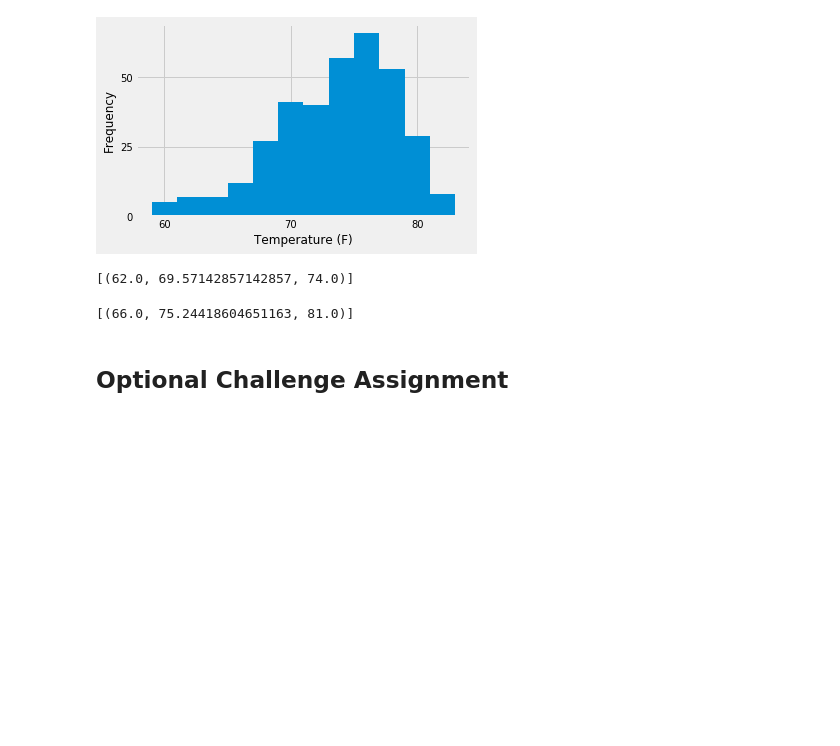
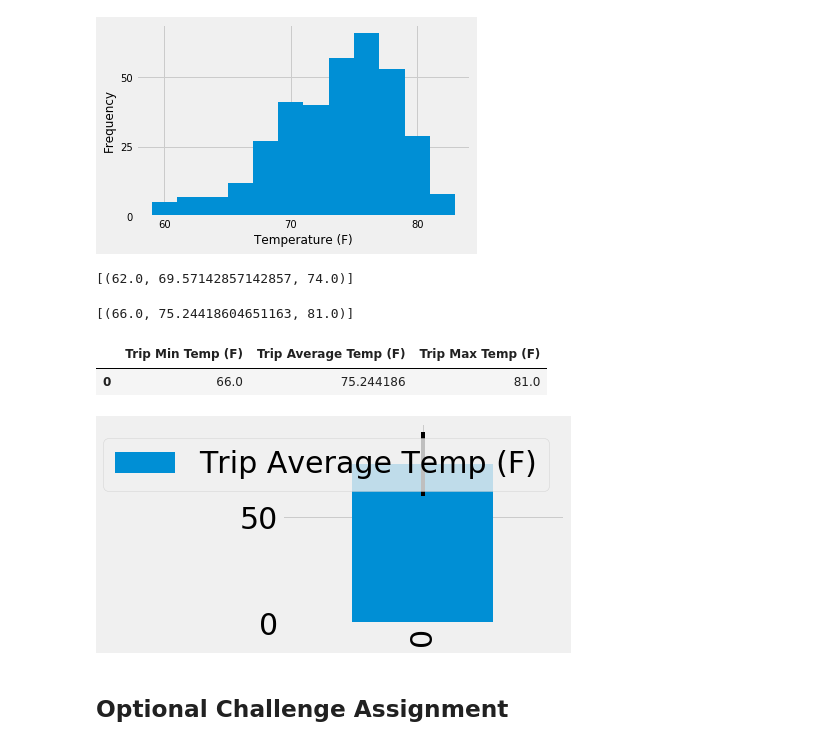
Before and after one commit to abbylemon/sqlalchemy-challenge, a Jupyter notebook: climate.ipynb, the cells around one changed output. Drawn from its saved outputs; the diff is of its cells as text; code cells hidden in the pictures; blank space fills up the shorter version.

Commit message:
ploted trip results in bar plot with error

```diff
--- a/climate.ipynb
+++ b/climate.ipynb
@@ -202,13 +202,24 @@ print(calc_temps('2012-02-28', '2012-03-05'))
 # Use your previous function `calc_temps` to calculate the tmin, tavg, and tmax
 # for your trip using the previous year's data for those same dates.
 print(calc_temps('2013-09-02', '2013-09-12'))
+trip_temp = calc_temps('2013-09-02', '2013-09-12')
+trip_temp_df = pd.DataFrame(trip_temp, columns = ['Trip Min Temp (F)', 'Trip Average Temp (F)', 'Trip Max Temp (F)'])
+trip_temp_df
 # %% [output]
 [(66.0, 75.24418604651163, 81.0)]
+|  | Trip Min Temp (F) | Trip Average Temp (F) | Trip Max Temp (F) |
+| 0 | 66.0 | 75.244186 | 81.0 |
 # %%
 # Plot the results from your previous query as a bar chart.
 # Use "Trip Avg Temp" as your Title
 # Use the average temperature for the y value
 # Use the peak-to-peak (tmax-tmin) value as the y error bar (yerr)
+yerr = trip_temp_df.iloc[0,2] - trip_temp_df.iloc[0,0]
+trip_temp_plot = trip_temp_df.plot(y='Trip Average Temp (F)', kind='bar', yerr=yerr)
+plt.tight_layout()
+plt.show()
+# %% [output]
+[figure, added]
 # %%
 # Calculate the total amount of rainfall per weather station for your trip dates using the previous year's matching dates.
 # Sort this in descending order by precipitation amount and list the station, name, latitude, longitude, and elevation
```
